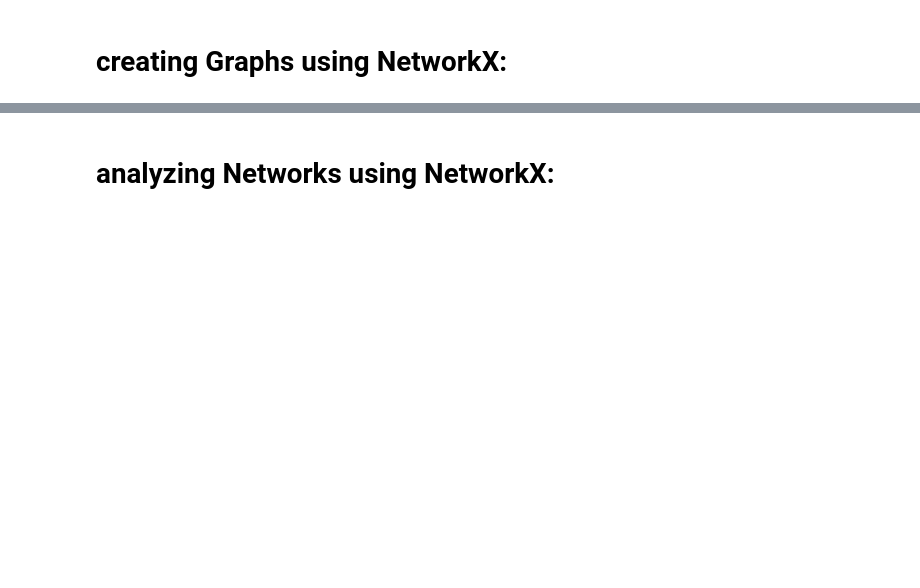
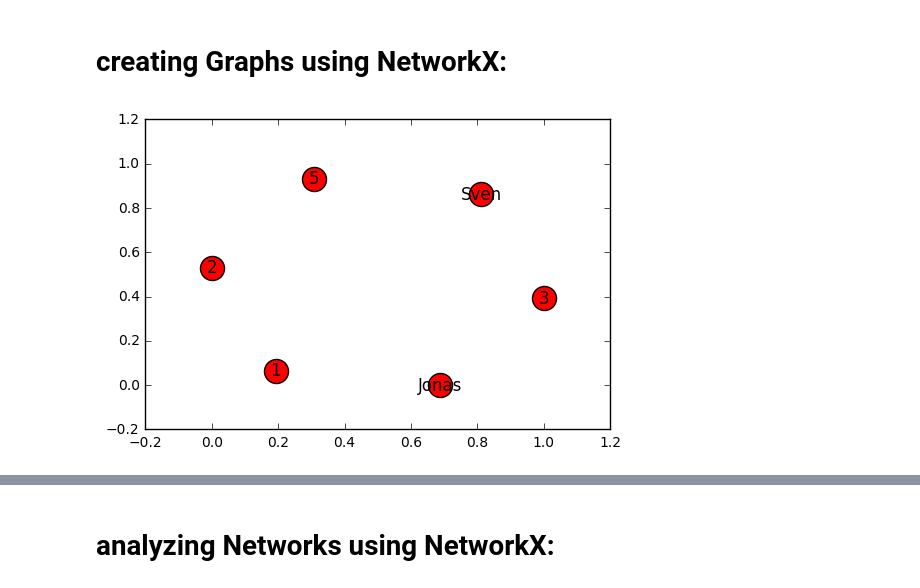
Before and after one commit to AuelJonas/IgraphNetworkXIntroduction, a Jupyter notebook: NetworkX/NetworkX.ipynb, the cells around one changed output, grey strips where cells are left out. Cells and saved outputs as stored; diff of their text form; code cells hidden in the pictures; blank space fills up the shorter version.

```diff
--- a/NetworkX/NetworkX.ipynb
+++ b/NetworkX/NetworkX.ipynb
@@ -8,11 +8,13 @@ import pandas as pd
 # %%
 # Undirected Graph:
 G = nx.Graph()
 # create nodes:
 List_of_nodes = [1, 2, 3, 5, "Jonas", "Sven"]
-###
-###
-###
+G.add_nodes_from(List_of_nodes)
+nx.draw_networkx(G)
+plt.show()
+# %% [output]
+[figure, added]
 # %%
 # create edges:
 List_of_edges = [(1,2), (2,"Jonas"), (1,3), (3,5), (2,3), ("Sven",1), ("Sven",2), ("Sven",3), ("Sven",5)]
```
Also changed, not shown: parts of 9 cells of this notebook, 1 other file.
